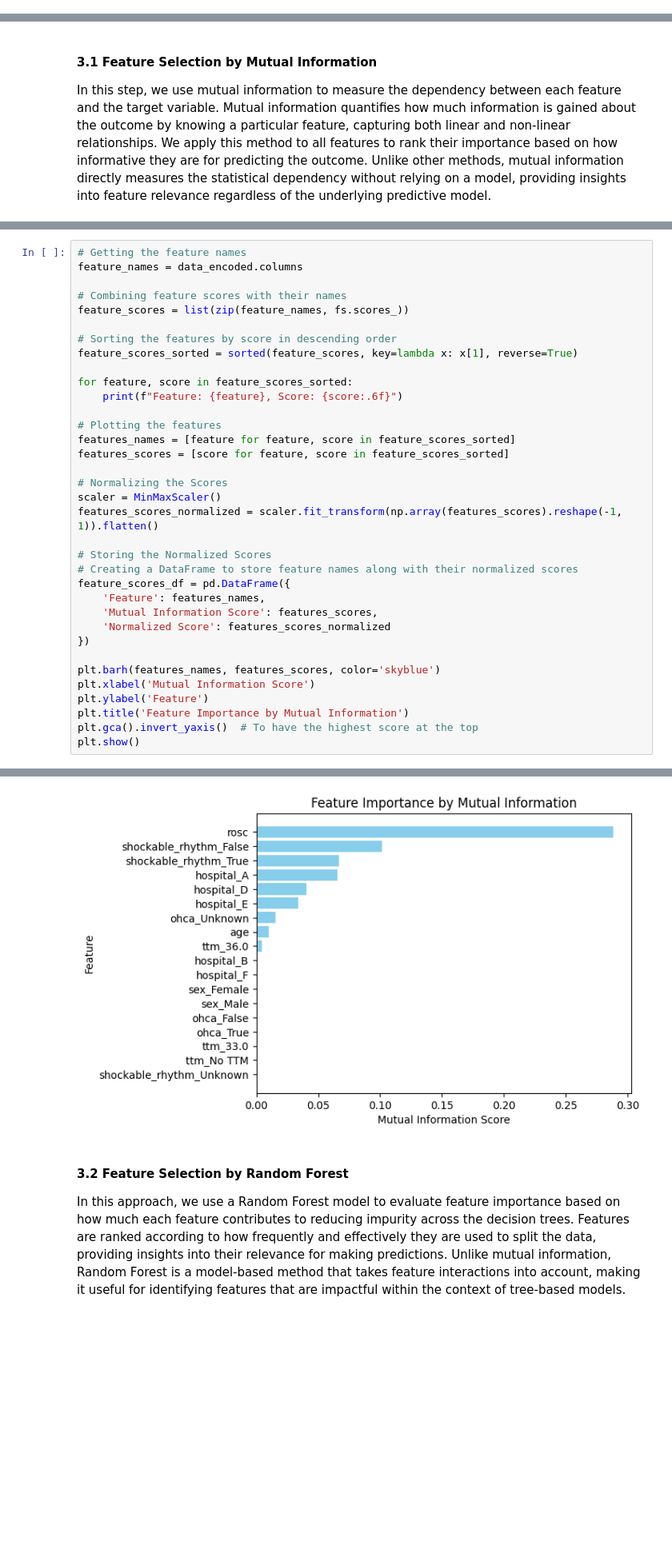
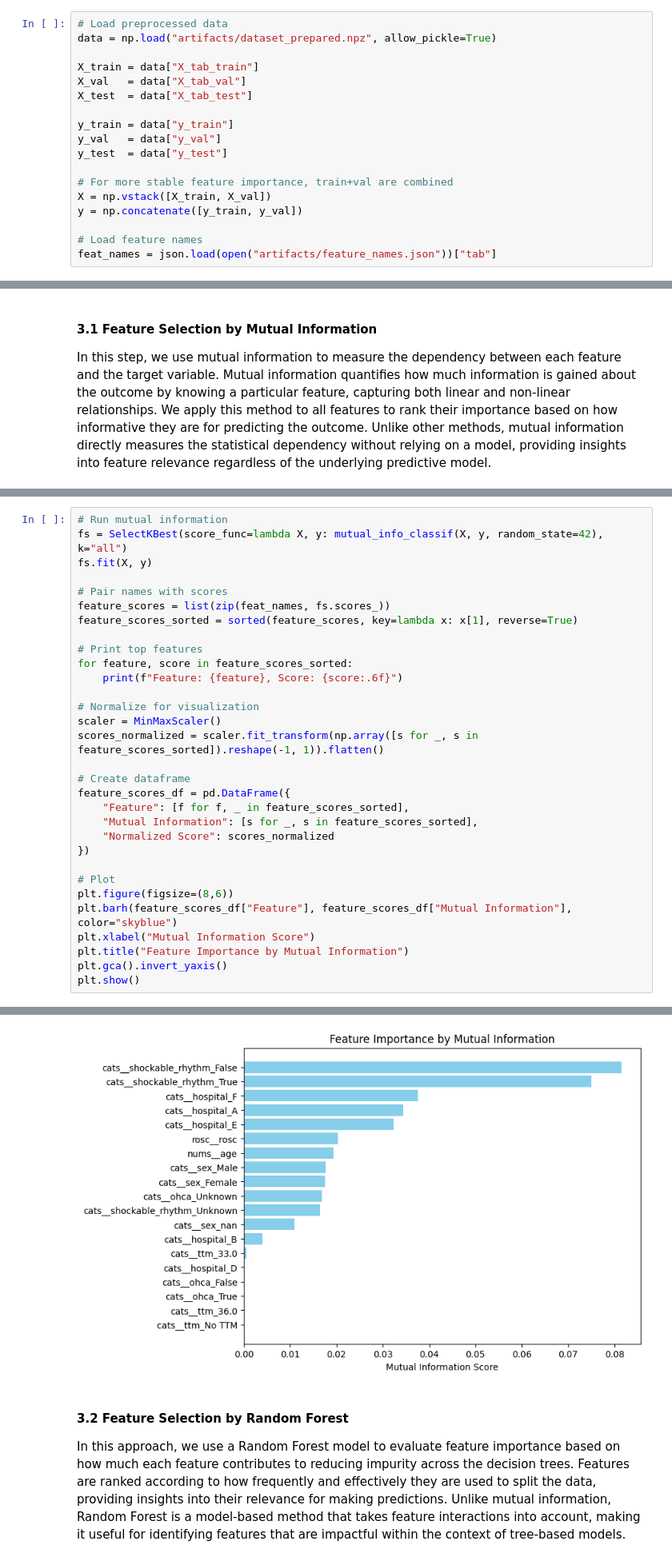
Before and after one commit to KentFre/Resus_TTM, a Jupyter notebook: 03_Feature_Importance.ipynb, the cells around one changed output, grey strips where cells are left out. Shown at 80% size. Saved outputs shown, nothing was run; the diff lists cells and outputs as text; blank space fills up the shorter version.

```diff
--- a/03_Feature_Importance.ipynb
+++ b/03_Feature_Importance.ipynb
@@ -5,3 +11,21 @@
+# %%
+# Load preprocessed data
+data = np.load("artifacts/dataset_prepared.npz", allow_pickle=True)
+
+X_train = data["X_tab_train"]
+X_val   = data["X_tab_val"]
+X_test  = data["X_tab_test"]
+
+y_train = data["y_train"]
+y_val   = data["y_val"]
+y_test  = data["y_test"]
+
+# For more stable feature importance, train+val are combined
+X = np.vstack([X_train, X_val])
+y = np.concatenate([y_train, y_val])
+
+# Load feature names
+feat_names = json.load(open("artifacts/feature_names.json"))["tab"]
 # %% [markdown]
 ### 3. Feature Selection with Different Approaches
 
@@ -61,36 +37,32 @@ Feature 17: 0.000000
 # %%
-# Getting the feature names
-feature_names = data_encoded.columns
+# Run mutual information
+fs = SelectKBest(score_func=lambda X, y: mutual_info_classif(X, y, random_state=42), k="all")
+fs.fit(X, y)
 
-# Combining feature scores with their names
-feature_scores = list(zip(feature_names, fs.scores_))
-
-# Sorting the features by score in descending order
+# Pair names with scores
+feature_scores = list(zip(feat_names, fs.scores_))
 feature_scores_sorted = sorted(feature_scores, key=lambda x: x[1], reverse=True)
 
+# Print top features
 for feature, score in feature_scores_sorted:
     print(f"Feature: {feature}, Score: {score:.6f}")
 
-# Plotting the features
-features_names = [feature for feature, score in feature_scores_sorted]
-features_scores = [score for feature, score in feature_scores_sorted]
+# Normalize for visualization
+scaler = MinMaxScaler()
+scores_normalized = scaler.fit_transform(np.array([s for _, s in feature_scores_sorted]).reshape(-1, 1)).flatten()
 
-# Normalizing the Scores
-scaler = MinMaxScaler()
-features_scores_normalized = scaler.fit_transform(np.array(features_scores).reshape(-1, 1)).flatten()
-
-# Storing the Normalized Scores
-# Creating a DataFrame to store feature names along with their normalized scores
+# Create dataframe
 feature_scores_df = pd.DataFrame({
-    'Feature': features_names,
-    'Mutual Information Score': features_scores,
-    'Normalized Score': features_scores_normalized
+    "Feature": [f for f, _ in feature_scores_sorted],
+    "Mutual Information": [s for _, s in feature_scores_sorted],
+    "Normalized Score": scores_normalized
 })
 
-plt.barh(features_names, features_scores, color='skyblue')
-plt.xlabel('Mutual Information Score')
-plt.ylabel('Feature')
-plt.title('Feature Importance by Mutual Information')
-plt.gca().invert_yaxis()  # To have the highest score at the top
+# Plot
+plt.figure(figsize=(8,6))
+plt.barh(feature_scores_df["Feature"], feature_scores_df["Mutual Information"], color="skyblue")
+plt.xlabel("Mutual Information Score")
+plt.title("Feature Importance by Mutual Information")
+plt.gca().invert_yaxis()
 plt.show()
 # %% [output]
@@ -115,4 +88,4 @@ Feature: shockable_rhythm_Unknown, Score: 0.000000
-[figure, old version]
+[figure, new version]
 # %% [markdown]
 #### 3.2 Feature Selection by Random Forest
 
```
Also changed, not shown: parts of 14 cells of this notebook, 13 other files.
